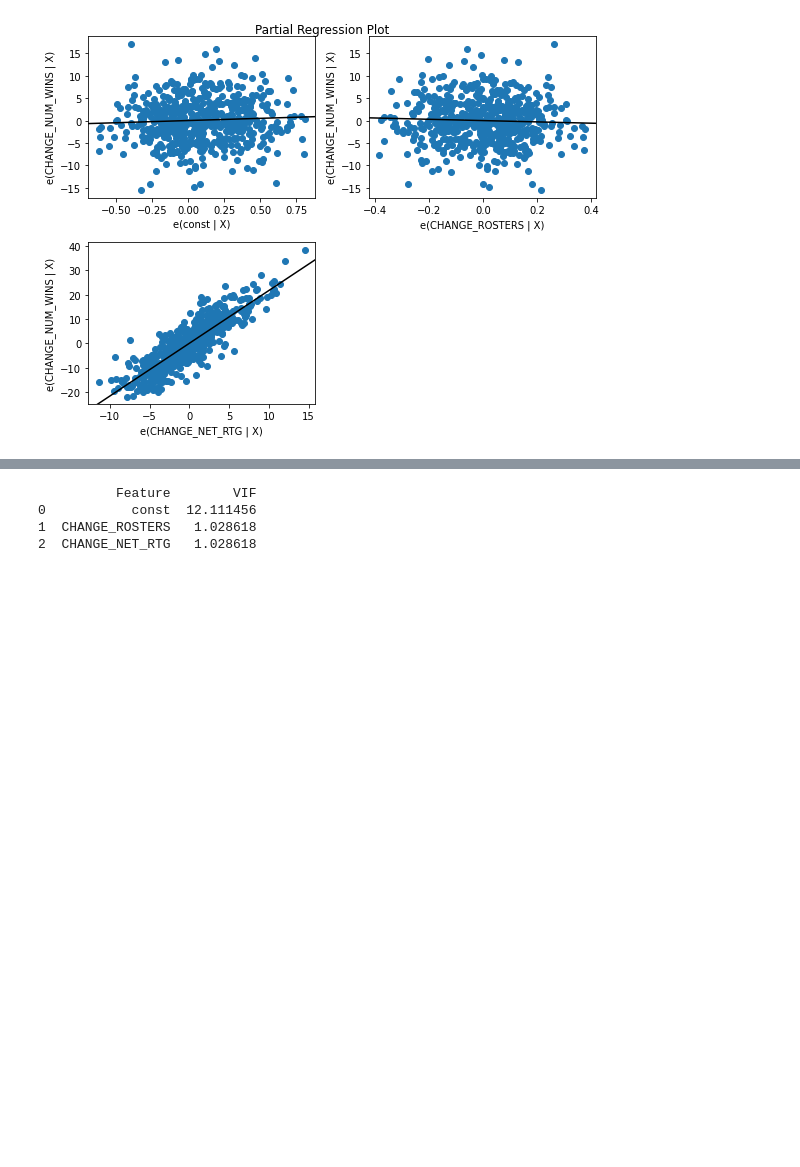
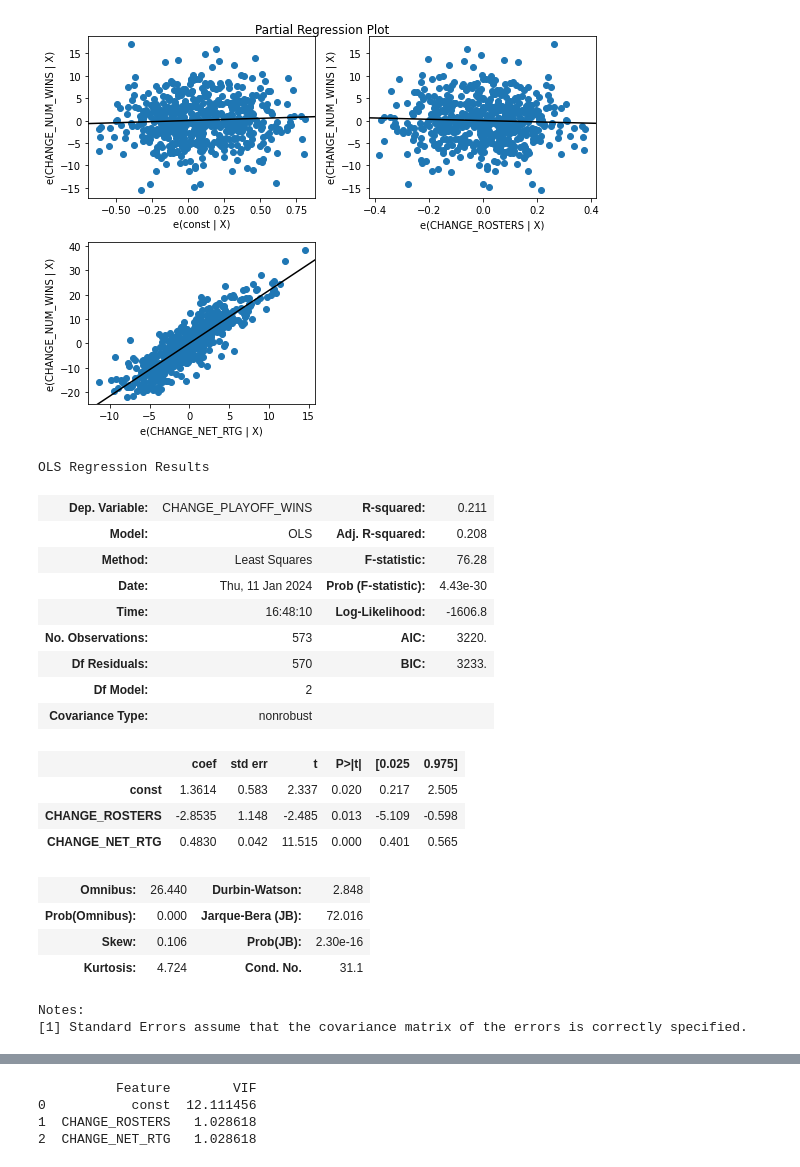
Before and after one commit to nehal-chigurupati/RosterChanges, a Jupyter notebook: regressions.ipynb, the cells around one changed output, grey strips where cells are left out. Cells and saved outputs as stored; diff of their text form; code cells hidden in the pictures; blank space fills up the shorter version.

```diff
--- a/regressions.ipynb
+++ b/regressions.ipynb
@@ -46,3 +46,27 @@ plot_partregress_grid(model, fig=fig)
 plt.show()
 # %% [output]
 [figure]
+# %%
+model = sm.OLS(data['CHANGE_PLAYOFF_WINS'], sm.add_constant(data[['CHANGE_ROSTERS', 'CHANGE_NET_RTG']])).fit()
+model.summary()
+# %% [output]
+OLS Regression Results
+| Dep. Variable: | CHANGE_PLAYOFF_WINS | R-squared: | 0.211 |
+| Model: | OLS | Adj. R-squared: | 0.208 |
+| Method: | Least Squares | F-statistic: | 76.28 |
+| Date: | Thu, 11 Jan 2024 | Prob (F-statistic): | 4.43e-30 |
+| Time: | 16:48:10 | Log-Likelihood: | -1606.8 |
+| No. Observations: | 573 | AIC: | 3220. |
+| Df Residuals: | 570 | BIC: | 3233. |
+| Df Model: | 2 |  |  |
+| Covariance Type: | nonrobust |  |  |
+|  | coef | std err | t | P>|t| | [0.025 | 0.975] |
+| const | 1.3614 | 0.583 | 2.337 | 0.020 | 0.217 | 2.505 |
+| CHANGE_ROSTERS | -2.8535 | 1.148 | -2.485 | 0.013 | -5.109 | -0.598 |
+| CHANGE_NET_RTG | 0.4830 | 0.042 | 11.515 | 0.000 | 0.401 | 0.565 |
+| Omnibus: | 26.440 | Durbin-Watson: | 2.848 |
+| Prob(Omnibus): | 0.000 | Jarque-Bera (JB): | 72.016 |
+| Skew: | 0.106 | Prob(JB): | 2.30e-16 |
+| Kurtosis: | 4.724 | Cond. No. | 31.1 |
+Notes:
+[1] Standard Errors assume that the covariance matrix of the errors is correctly specified.
```
Also changed, not shown: parts of 2 cells of this notebook, 8 other files.
